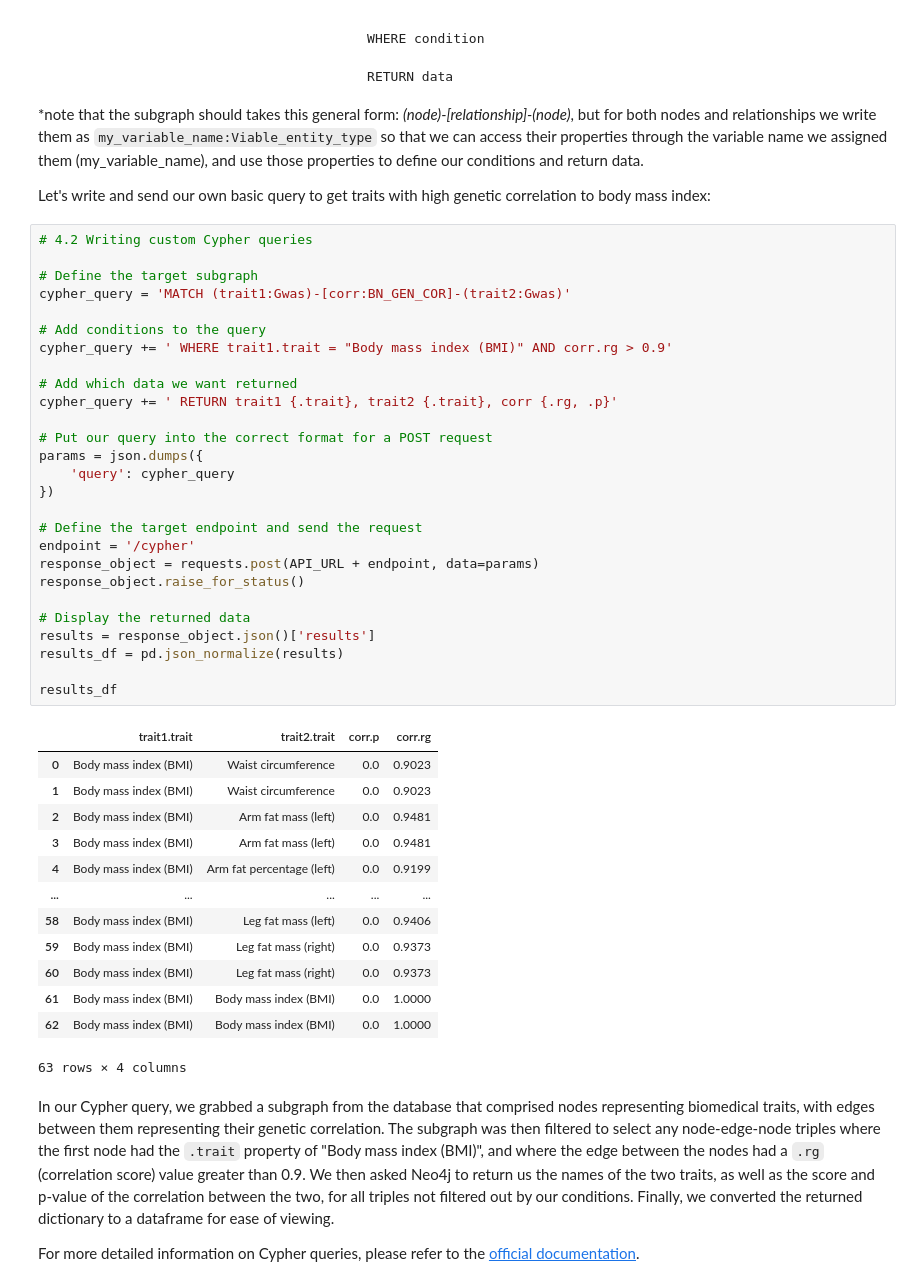
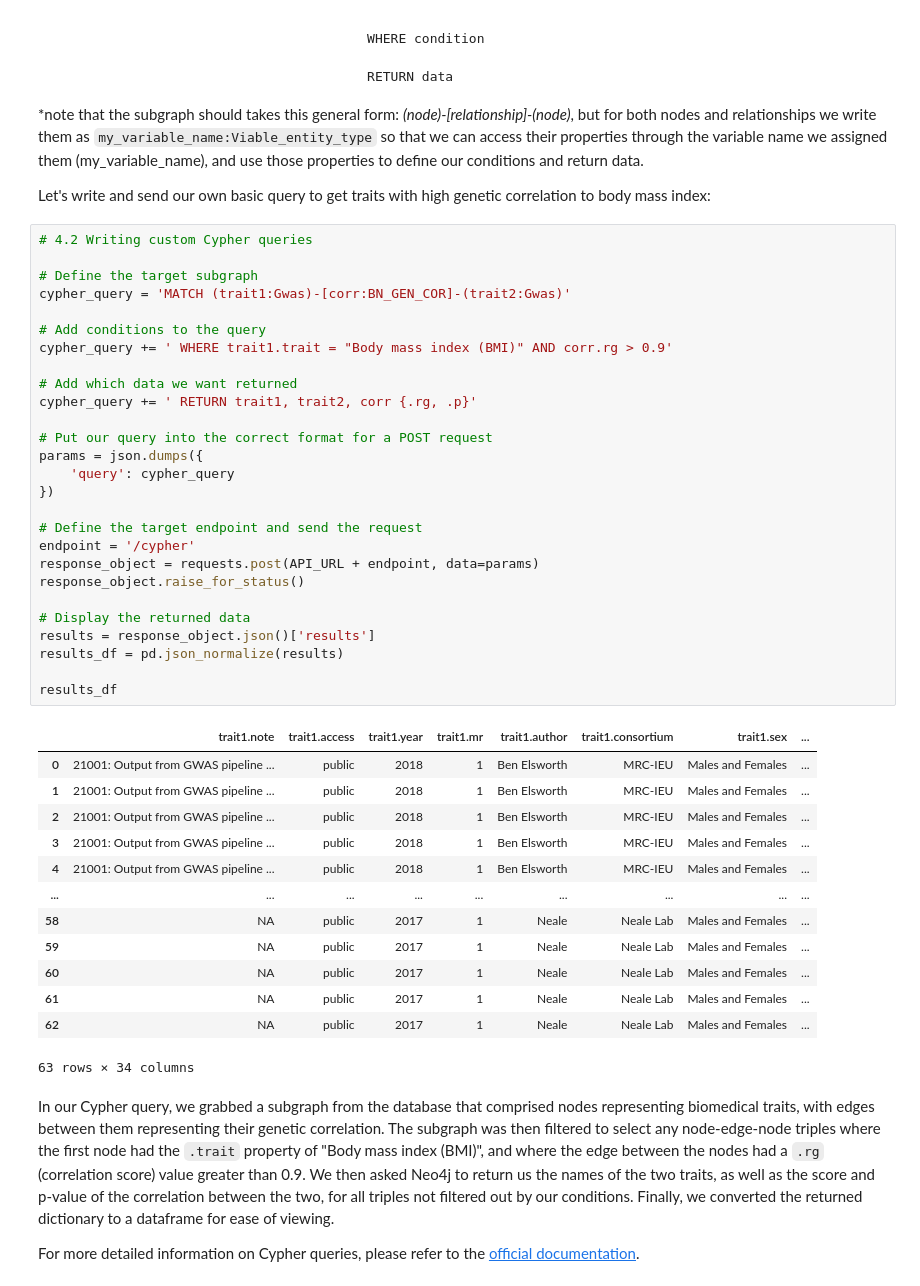
Before and after one commit to MRCIEU/epigraphdb, a Jupyter notebook: general-examples/getting_started_with_epigraph.ipynb, the cells around one changed output. Drawn from its saved outputs; the diff is of its cells as text.

```diff
--- a/general-examples/getting_started_with_epigraph.ipynb
+++ b/general-examples/getting_started_with_epigraph.ipynb
@@ -253,44 +258,44 @@ Let's write and send our own basic query to get traits with high genetic correla
 # %%
 # 4.2 Writing custom Cypher queries
 
 # Define the target subgraph
 cypher_query = 'MATCH (trait1:Gwas)-[corr:BN_GEN_COR]-(trait2:Gwas)'
 
 # Add conditions to the query
 cypher_query += ' WHERE trait1.trait = "Body mass index (BMI)" AND corr.rg > 0.9'
 
 # Add which data we want returned
-cypher_query += ' RETURN trait1 {.trait}, trait2 {.trait}, corr {.rg, .p}'
+cypher_query += ' RETURN trait1, trait2, corr {.rg, .p}'
 
 # Put our query into the correct format for a POST request
 params = json.dumps({
     'query': cypher_query
 })
 
 # Define the target endpoint and send the request
 endpoint = '/cypher'
 response_object = requests.post(API_URL + endpoint, data=params)
 response_object.raise_for_status()
 
 # Display the returned data
 results = response_object.json()['results']
 results_df = pd.json_normalize(results)
 
 results_df
 # %% [output]
-|  | trait1.trait | trait2.trait | corr.p | corr.rg |
-| 0 | Body mass index (BMI) | Waist circumference | 0.0 | 0.9023 |
-| 1 | Body mass index (BMI) | Waist circumference | 0.0 | 0.9023 |
-| 2 | Body mass index (BMI) | Arm fat mass (left) | 0.0 | 0.9481 |
-| 3 | Body mass index (BMI) | Arm fat mass (left) | 0.0 | 0.9481 |
-| 4 | Body mass index (BMI) | Arm fat percentage (left) | 0.0 | 0.9199 |
-| ... | ... | ... | ... | ... |
-| 58 | Body mass index (BMI) | Leg fat mass (left) | 0.0 | 0.9406 |
-| 59 | Body mass index (BMI) | Leg fat mass (right) | 0.0 | 0.9373 |
-| 60 | Body mass index (BMI) | Leg fat mass (right) | 0.0 | 0.9373 |
-| 61 | Body mass index (BMI) | Body mass index (BMI) | 0.0 | 1.0000 |
-| 62 | Body mass index (BMI) | Body mass index (BMI) | 0.0 | 1.0000 |
+|  | trait1.note | trait1.access | trait1.year | trait1.mr | trait1.author | trait1.consortium | trait1.sex | ... |
+| 0 | 21001: Output from GWAS pipeline ... | public | 2018 | 1 | Ben Elsworth | MRC-IEU | Males and Females | ... |
+| 1 | 21001: Output from GWAS pipeline ... | public | 2018 | 1 | Ben Elsworth | MRC-IEU | Males and Females | ... |
+| 2 | 21001: Output from GWAS pipeline ... | public | 2018 | 1 | Ben Elsworth | MRC-IEU | Males and Females | ... |
+| 3 | 21001: Output from GWAS pipeline ... | public | 2018 | 1 | Ben Elsworth | MRC-IEU | Males and Females | ... |
+| 4 | 21001: Output from GWAS pipeline ... | public | 2018 | 1 | Ben Elsworth | MRC-IEU | Males and Females | ... |
+| ... | ... | ... | ... | ... | ... | ... | ... | ... |
+| 58 | NA | public | 2017 | 1 | Neale | Neale Lab | Males and Females | ... |
+| 59 | NA | public | 2017 | 1 | Neale | Neale Lab | Males and Females | ... |
+| 60 | NA | public | 2017 | 1 | Neale | Neale Lab | Males and Females | ... |
+| 61 | NA | public | 2017 | 1 | Neale | Neale Lab | Males and Females | ... |
+| 62 | NA | public | 2017 | 1 | Neale | Neale Lab | Males and Females | ... |
-63 rows × 4 columns
+63 rows × 34 columns
 # %% [markdown]
 In our Cypher query, we grabbed a subgraph from the database that comprised nodes representing biomedical traits, with edges between them representing their genetic correlation. The subgraph was then filtered to select any node-edge-node triples where the first node had the `.trait` property of "Body mass index (BMI)", and where the edge between the nodes had a `.rg` (correlation score) value greater than 0.9. We then asked Neo4j to return us the names of the two traits, as well as the score and p-value of the correlation between the two, for all triples not filtered out by our conditions. Finally, we converted the returned dictionary to a dataframe for ease of viewing.
 
```
Also changed, not shown: parts of 2 cells of this notebook.
